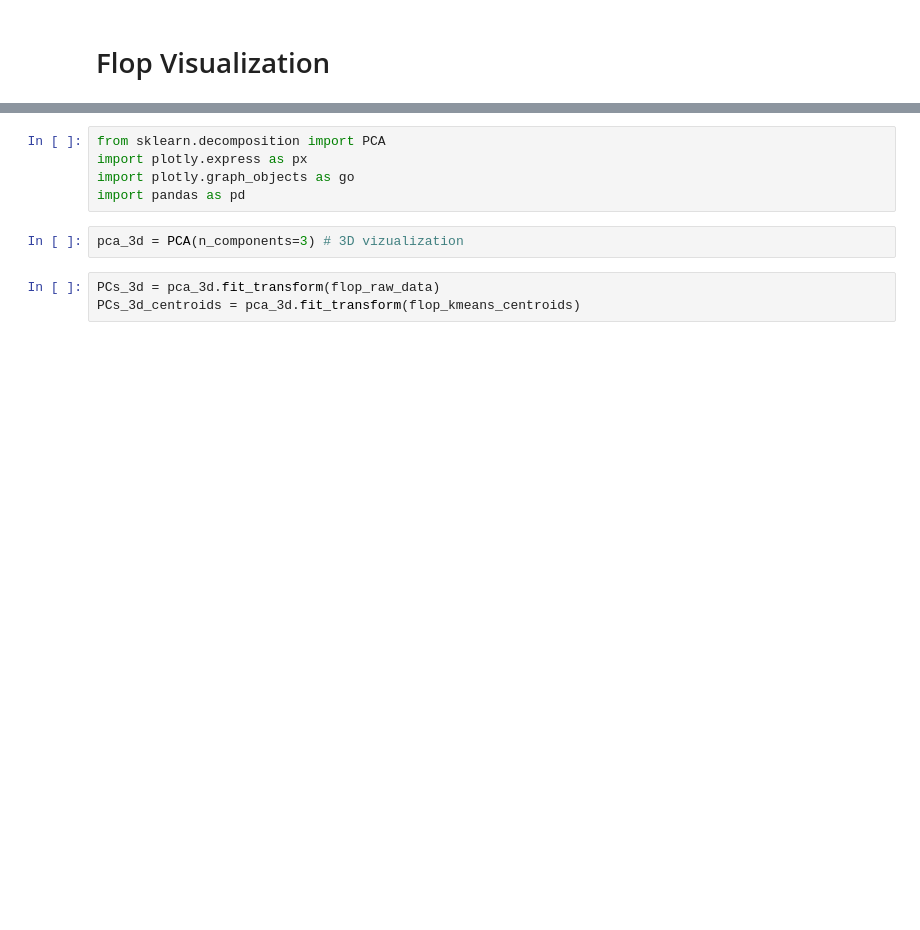
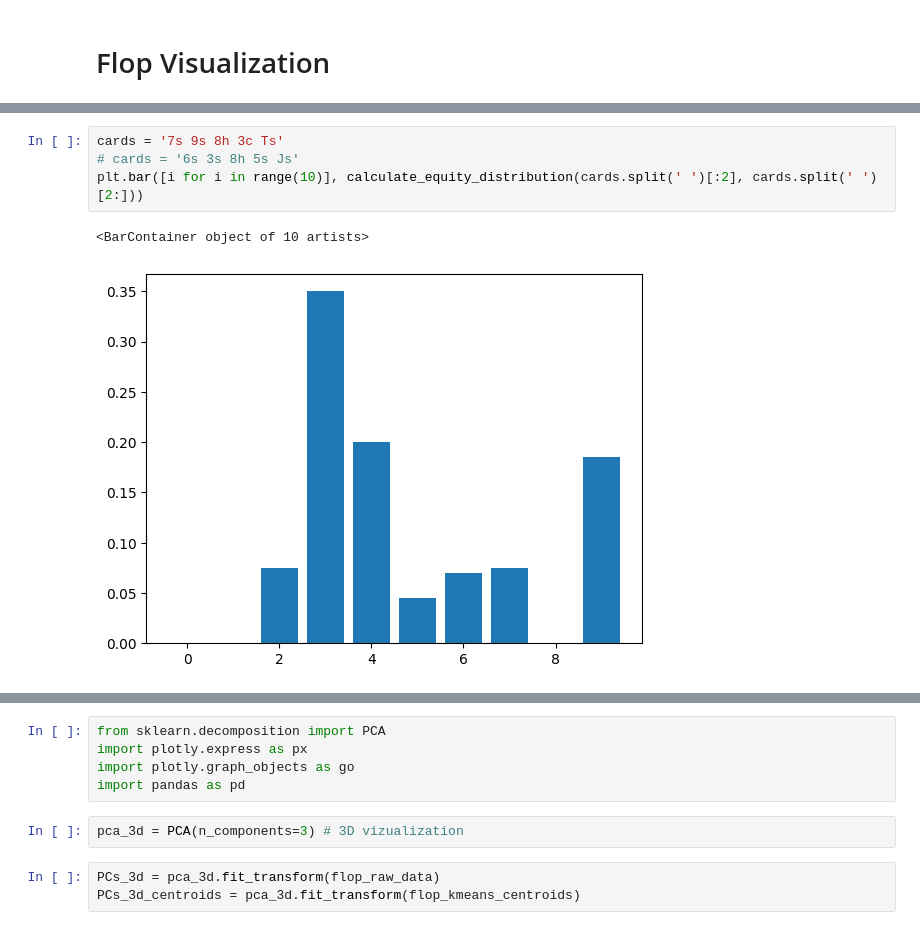
Before and after one commit to Gongsta/Poker-AI, a Jupyter notebook: notebooks/abstraction_visualization.ipynb, the cells around one changed output, grey strips where cells are left out. Cells and saved outputs as stored; diff of their text form; blank space fills up the shorter version.

```diff
--- a/notebooks/abstraction_visualization.ipynb
+++ b/notebooks/abstraction_visualization.ipynb
@@ -35,0 +38,7 @@ flop_kmeans_centroids.shape
+# %%
+cards = '7s 9s 8h 3c Ts'
+# cards = '6s 3s 8h 5s Js'
+plt.bar([i for i in range(10)], calculate_equity_distribution(cards.split(' ')[:2], cards.split(' ')[2:]))
+# %% [output]
+<BarContainer object of 10 artists>
+[figure, added]
```
Also changed, not shown: parts of 15 cells of this notebook, 29 other files.
